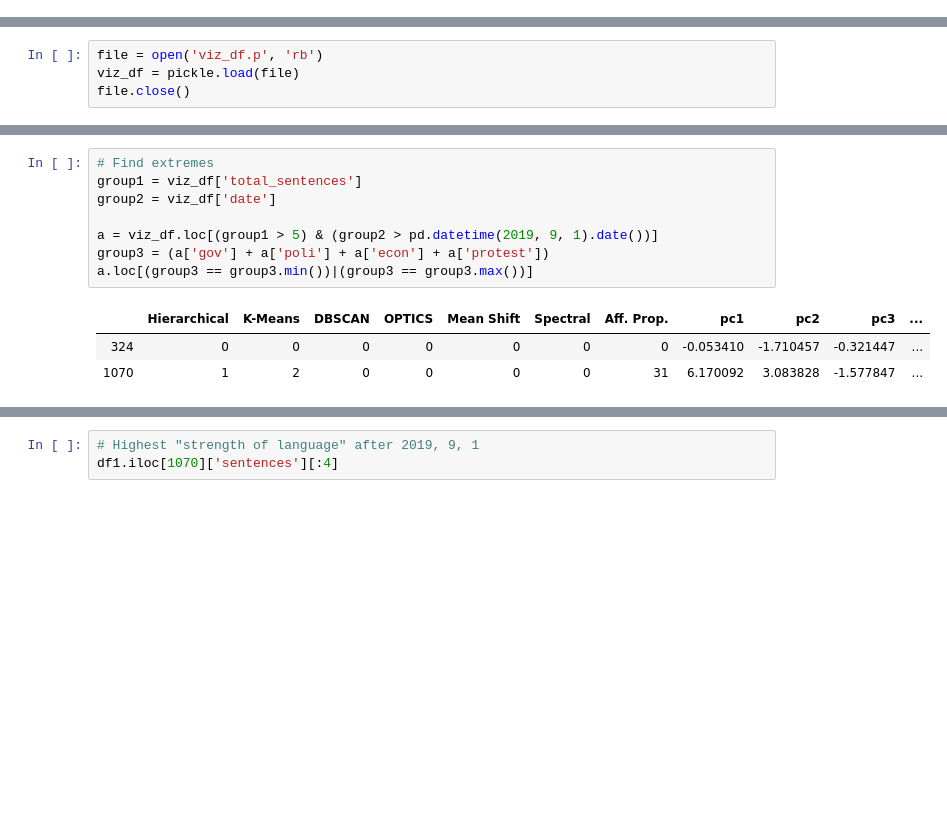
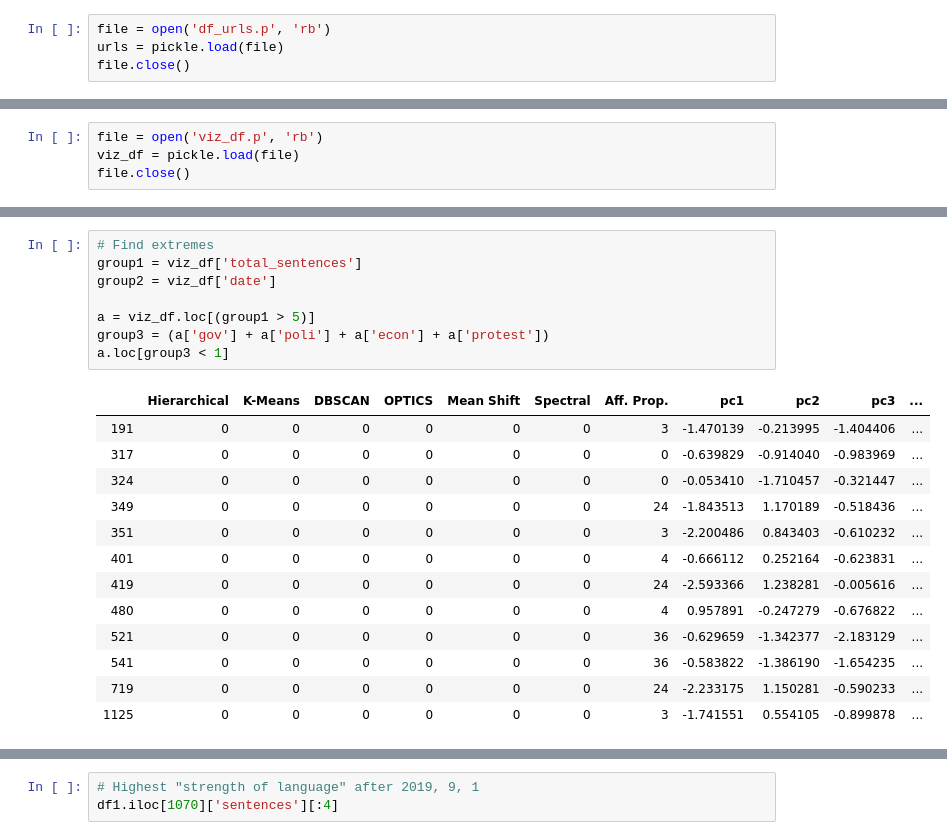
Before and after one commit to wplam107/Final_Project, a Jupyter notebook: clustering_models.ipynb, the cells around one changed output, grey strips where cells are left out. Saved outputs shown, nothing was run; the diff lists cells and outputs as text; blank space fills up the shorter version.

```diff
--- a/clustering_models.ipynb
+++ b/clustering_models.ipynb
@@ -239,3 +241,7 @@ viz_df['OPTICS'] = viz_df['OPTICS'].map(lambda x: round(x)).astype(str)
 viz_df['Mean Shift'] = viz_df['Mean Shift'].map(lambda x: round(x)).astype(str)
 viz_df['Spectral'] = viz_df['Spectral'].map(lambda x: round(x)).astype(str)
 viz_df['Aff. Prop.'] = viz_df['Aff. Prop.'].map(lambda x: round(x)).astype(str)
+# %%
+file = open('df_urls.p', 'rb')
+urls = pickle.load(file)
+file.close()
@@ -250,12 +271,22 @@ file.close()
 # %%
 # Find extremes
 group1 = viz_df['total_sentences']
 group2 = viz_df['date']
 
-a = viz_df.loc[(group1 > 5) & (group2 > pd.datetime(2019, 9, 1).date())]
+a = viz_df.loc[(group1 > 5)]
 group3 = (a['gov'] + a['poli'] + a['econ'] + a['protest'])
-a.loc[(group3 == group3.min())|(group3 == group3.max())]
+a.loc[group3 < 1]
 # %% [output]
 |  | Hierarchical | K-Means | DBSCAN | OPTICS | Mean Shift | Spectral | Aff. Prop. | pc1 | pc2 | pc3 | ... |
+| 191 | 0 | 0 | 0 | 0 | 0 | 0 | 3 | -1.470139 | -0.213995 | -1.404406 | ... |
+| 317 | 0 | 0 | 0 | 0 | 0 | 0 | 0 | -0.639829 | -0.914040 | -0.983969 | ... |
 | 324 | 0 | 0 | 0 | 0 | 0 | 0 | 0 | -0.053410 | -1.710457 | -0.321447 | ... |
-| 1070 | 1 | 2 | 0 | 0 | 0 | 0 | 31 | 6.170092 | 3.083828 | -1.577847 | ... |
+| 349 | 0 | 0 | 0 | 0 | 0 | 0 | 24 | -1.843513 | 1.170189 | -0.518436 | ... |
+| 351 | 0 | 0 | 0 | 0 | 0 | 0 | 3 | -2.200486 | 0.843403 | -0.610232 | ... |
+| 401 | 0 | 0 | 0 | 0 | 0 | 0 | 4 | -0.666112 | 0.252164 | -0.623831 | ... |
+| 419 | 0 | 0 | 0 | 0 | 0 | 0 | 24 | -2.593366 | 1.238281 | -0.005616 | ... |
+| 480 | 0 | 0 | 0 | 0 | 0 | 0 | 4 | 0.957891 | -0.247279 | -0.676822 | ... |
+| 521 | 0 | 0 | 0 | 0 | 0 | 0 | 36 | -0.629659 | -1.342377 | -2.183129 | ... |
+| 541 | 0 | 0 | 0 | 0 | 0 | 0 | 36 | -0.583822 | -1.386190 | -1.654235 | ... |
+| 719 | 0 | 0 | 0 | 0 | 0 | 0 | 24 | -2.233175 | 1.150281 | -0.590233 | ... |
+| 1125 | 0 | 0 | 0 | 0 | 0 | 0 | 3 | -1.741551 | 0.554105 | -0.899878 | ... |
```
Also changed, not shown: parts of 19 cells of this notebook, 2 other files.
